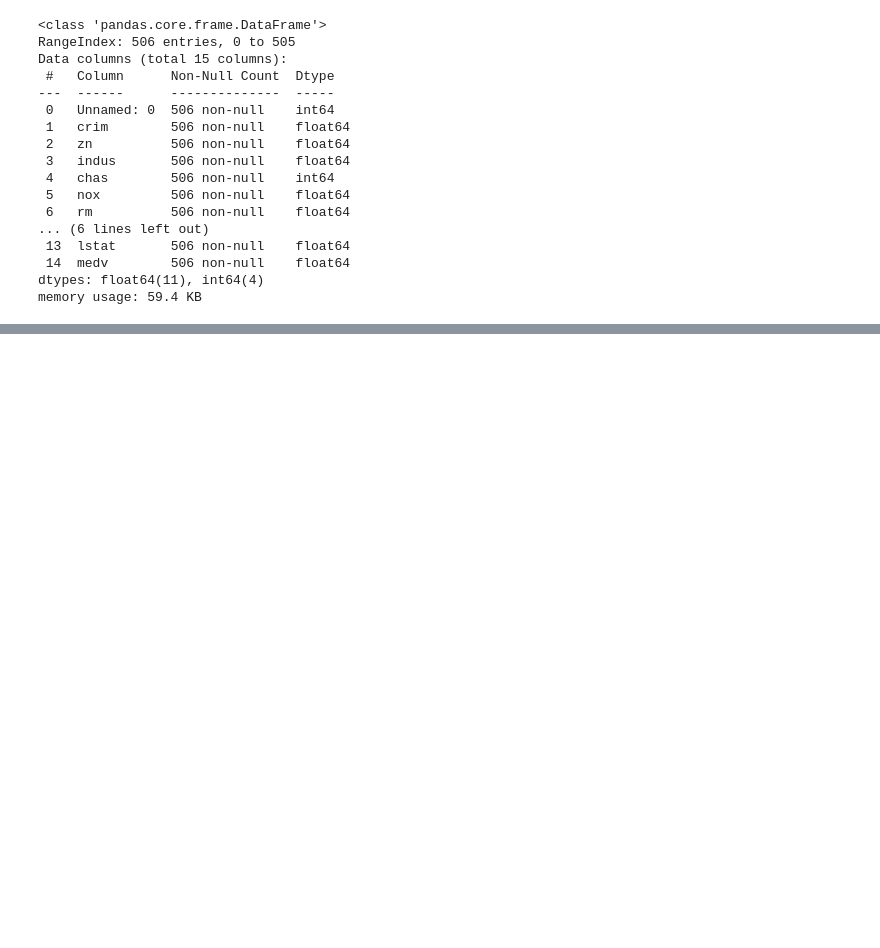
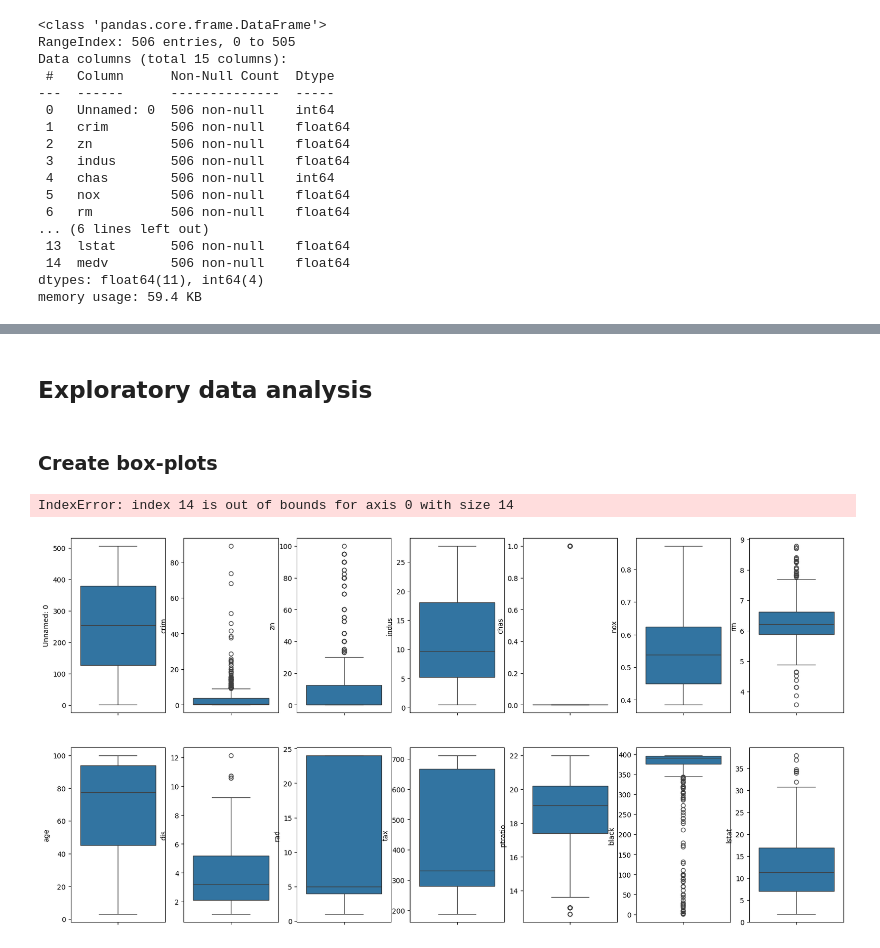
Before and after one commit to bimsi/Boston-Housing-Prediction, a Jupyter notebook: Boston_Housing_Prediction.ipynb, the cells around one changed output, grey strips where cells are left out. Saved outputs shown, nothing was run; the diff lists cells and outputs as text; code cells hidden in the pictures; blank space fills up the shorter version.

```diff
--- a/Boston_Housing_Prediction.ipynb
+++ b/Boston_Housing_Prediction.ipynb
@@ -122,0 +119,16 @@ boston_data.describe()
+# %% [markdown]
+## Exploratory data analysis
+# %% [markdown]
+### Create box-plots
+# %%
+fig, ax = plt.subplots(ncols=7, nrows=2, figsize=(20, 10)) # creating figure (fig) and sub-plots (ax)
+index = 0
+ax = ax.flatten() # converts the 2D grid of subplots (ax) into a 1D array
+
+for col, value in boston_data.items():
+    sns.boxplot(y=col, data=boston_data, ax=ax[index]) # for each column, creates a box plot using Seaborn
+    index += 1 # moves to the next subplot for the next iteration
+plt.tight_layout(pad=0.5, w_pad=0.7, h_pad=5.0) # adjusting layouts
+# %% [output]
+IndexError: index 14 is out of bounds for axis 0 with size 14
+[figure, added]
```
Also changed, not shown: parts of 14 cells of this notebook.
